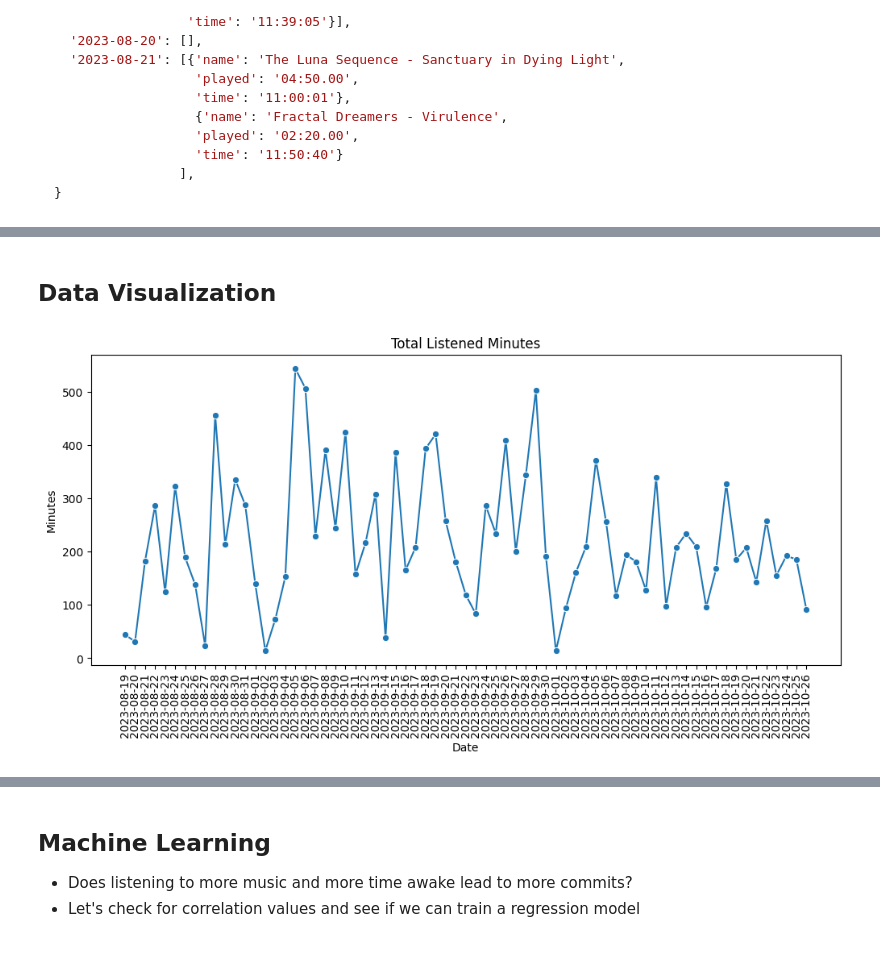
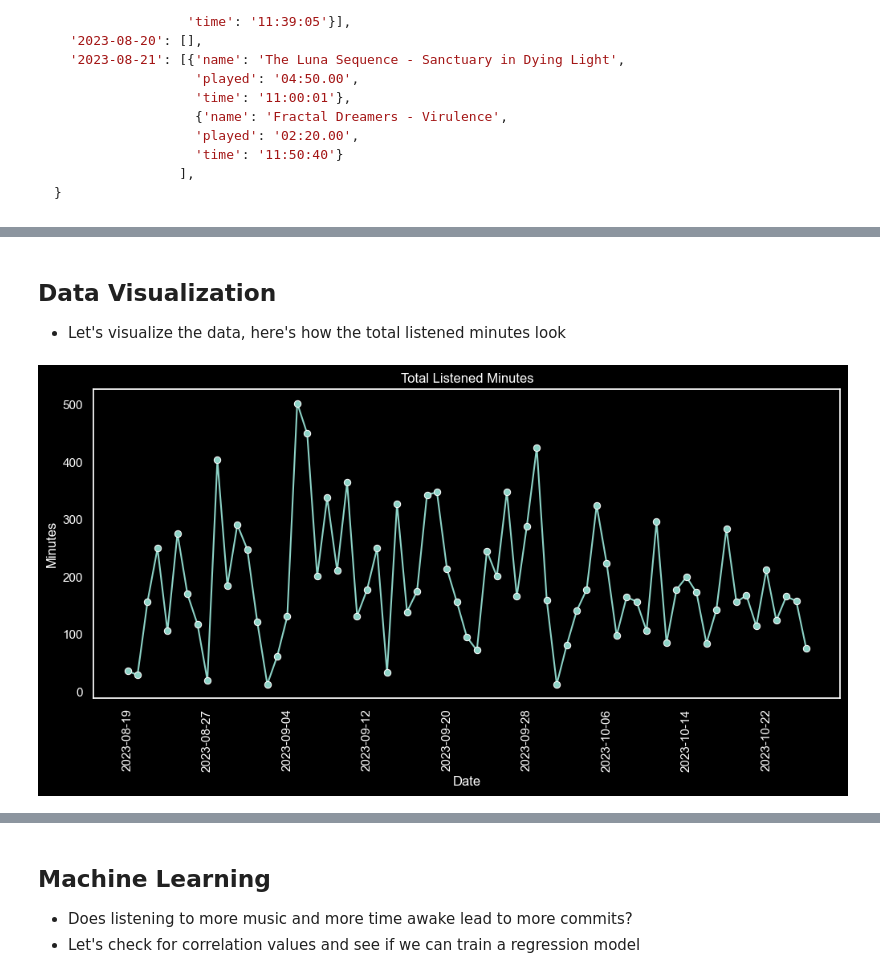
Before and after one commit to akifisitan/rhythms-of-code, a Jupyter notebook: project.ipynb, the cells around one changed output, grey strips where cells are left out. Cells and saved outputs as stored; diff of their text form; code cells hidden in the pictures.

```diff
--- a/project.ipynb
+++ b/project.ipynb
@@ -279,11 +280,11 @@ for date, times in sleep_wake_data.items():
   awake_duration = sleep_time - wake_time
   # Form dataframe shell
   data_frame[date] = {"wake": wake_time, "sleep": sleep_time, "awake_hours": int(awake_duration.total_seconds() / 3600),
-                      "total_commit_count": 0, "total_listened_count": 0, "total_listened_seconds": 0,
-                      "morning_listened_seconds": 0, "morning_listened_count": 0, "morning_commit_count": 0,
-                      "afternoon_listened_seconds": 0, "afternoon_listened_count": 0, "afternoon_commit_count": 0,
-                      "evening_listened_seconds": 0, "evening_listened_count": 0, "evening_commit_count": 0,
-                      "night_listened_seconds": 0, "night_listened_count": 0, "night_commit_count": 0,
+                      "total_listened_minutes": 0, "total_listened_count": 0, "total_commit_count": 0,
+                      "morning_listened_minutes": 0, "morning_listened_count": 0, "morning_commit_count": 0,
+                      "afternoon_listened_minutes": 0, "afternoon_listened_count": 0, "afternoon_commit_count": 0,
+                      "evening_listened_minutes": 0, "evening_listened_count": 0, "evening_commit_count": 0,
+                      "night_listened_minutes": 0, "night_listened_count": 0, "night_commit_count": 0,
                      }
 
 # Process commit data
@@ -301,15 +302,20 @@ for date, songs in listened_data.items():
   data_frame[date]["total_listened_count"] = len(songs)
   for song in songs:
     timestamp = datetime.strptime(f"{date} {song['time']}", "%Y-%m-%d %H:%M:%S")
-    minutes, seconds = song["played"].split(":")
-    minutes, seconds = int(minutes), int(seconds)
-    data_frame[date]["total_listened_seconds"] += minutes * 60 + seconds
+    minutes = int(song["played"].split(":")[0])
+    data_frame[date]["total_listened_minutes"] += minutes
     # Get time of day
     time_of_day = get_time_of_day(timestamp)
-    data_frame[date][f"{time_of_day}_listened_seconds"] += minutes * 60 + seconds
+    data_frame[date][f"{time_of_day}_listened_minutes"] += minutes
     data_frame[date][f"{time_of_day}_listened_count"] += 1
 
 # Create pandas dataframe from processed dictionary
 df = pd.DataFrame.from_dict(data_frame, orient="index")
+# %%
+# df.info()
+df.head(69)
+df.to_clipboard()
+df = df.drop(columns=["wake", "sleep"])
+df.sample(10).to_json("test.json", orient="index")
 # %%
 # Display dataframe summary
@@ -337,2 +335,0 @@ df.sample(7)
-# %% [markdown]
-## Data Visualization
@@ -339,13 +340,23 @@ df.sample(7)
+# %% [markdown]
+## Data Visualization
+
+- Let's visualize the data, here's how the total listened minutes look
 # %%
 import matplotlib.pyplot as plt
 import seaborn as sns
+from matplotlib.ticker import MaxNLocator
+
+sns.set_context("notebook")
+sns.set_palette("dark")
+plt.style.use('dark_background')
 
 plt.title("Total Listened Minutes")
 plt.xlabel("Date")
 plt.ylabel("Minutes")
-sns.lineplot(data=df["total_listened_seconds"] // 60, marker='o')
+sns.lineplot(data=df["total_listened_minutes"], marker='o')
+plt.gca().xaxis.set_major_locator(MaxNLocator(nbins=10))
 plt.xticks(rotation=90)
 plt.gcf().set_size_inches(12, 5)
 plt.show()
 # %% [output]
-[figure, old version]
+[figure, new version]
```
Also changed, not shown: parts of 16 cells of this notebook, 15 other files.
